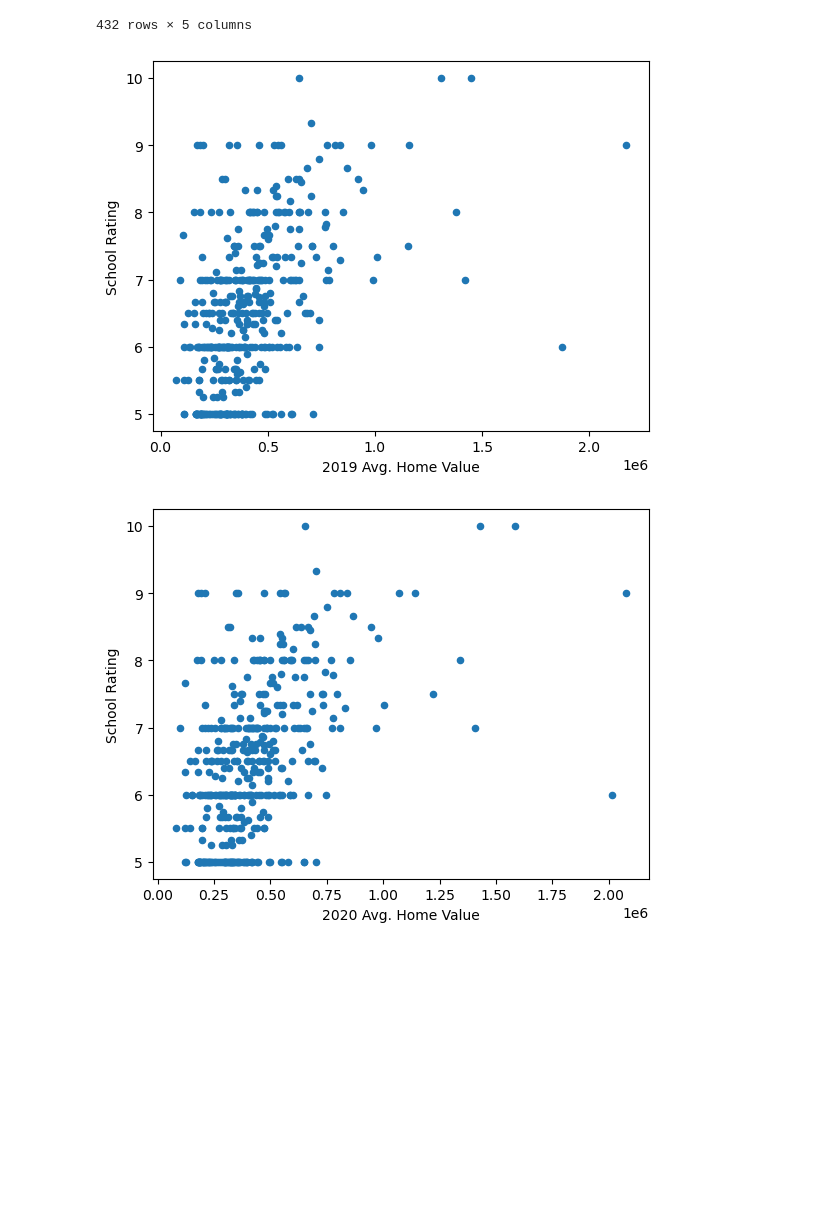
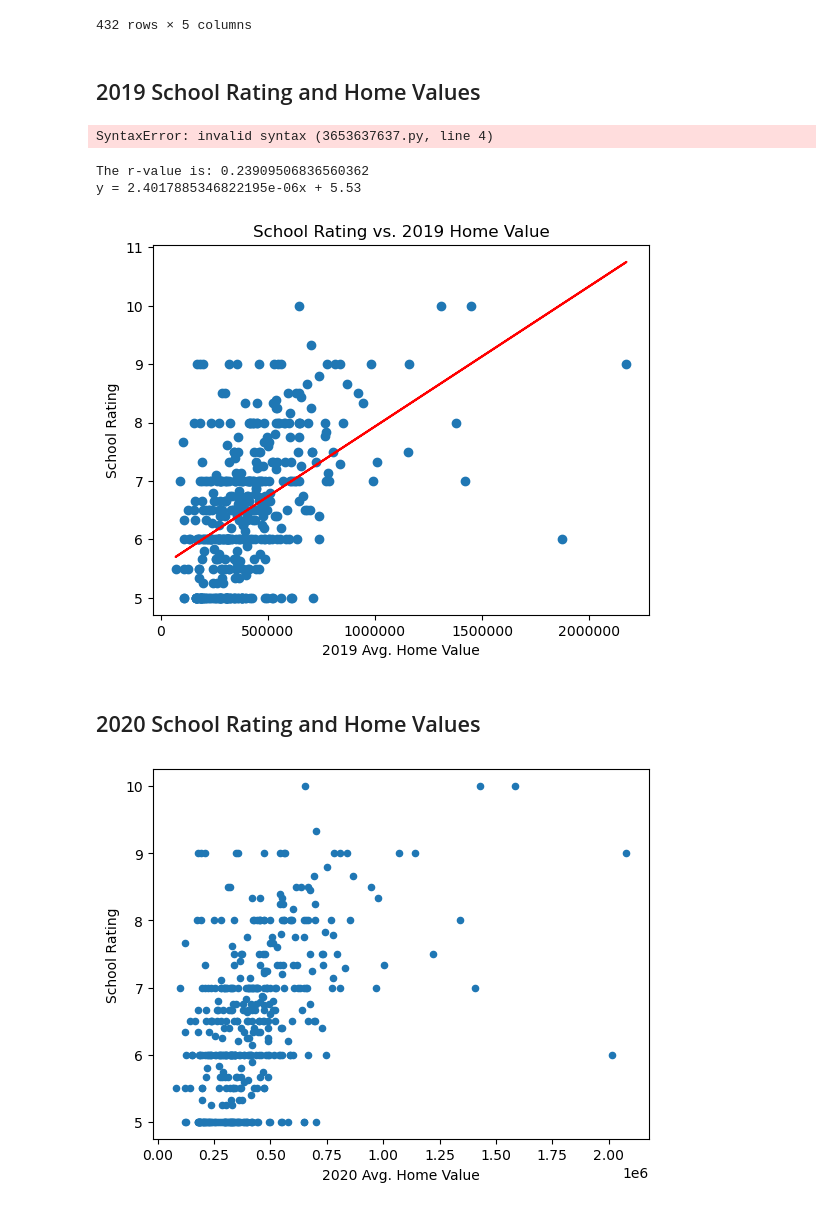
Before and after one commit to tlochan/ProjectOne, a Jupyter notebook: Data Cleaning.ipynb, the cells around one changed output. Saved outputs shown, nothing was run; the diff lists cells and outputs as text; code cells hidden in the pictures; blank space fills up the shorter version.

Commit message:
Add files via upload
regression added

```diff
--- a/Data Cleaning.ipynb
+++ b/Data Cleaning.ipynb
@@ -116,11 +115,46 @@ summaryDf
 | 08902 | 6.500 | 338136.615216 | 352539.352967 | 391200.542438 | 10.500000 |
 | 08904 | 5.000 | 381461.891239 | 395141.161311 | 427400.607449 | 9.000000 |
 432 rows × 5 columns
+# %% [markdown]
+## 2019 School Rating and Home Values
 # %%
 plot = summaryDf.plot(kind="scatter", x="2019 Avg. Home Value", y="School Rating")
+
+plt.title("School Rating vs. 2019 Home Value")
+plt.
 plt.show()
 # %% [output]
-[figure, removed]
+SyntaxError: invalid syntax (3653637637.py, line 4)
+# %%
+# Define x and y values
+x_values = summaryDf['2019 Avg. Home Value']
+y_values = summaryDf['School Rating']
+
+# Define a function to create Linear Regression plots
+(slope, intercept, rvalue, pvalue, stderr) = linregress(x_values, y_values)
+regress_values = x_values * slope + intercept
+
+# Find y = mx + b
+line_eq = "y = " + str(slope) + "x + " + str(round(intercept, 2))
+
+# Create plot
+plt.scatter(x_values, y_values)
+plt.plot(x_values, regress_values, "r-")
+
+plt.title("School Rating vs. 2019 Home Value")
+plt.xlabel("2019 Avg. Home Value")
+plt.ylabel("School Rating")
+plt.ticklabel_format(style='plain')
+
+print(f"The r-value is: {rvalue**2}")
+print(line_eq)
+plt.show()
+# %% [output]
+The r-value is: 0.23909506836560362
+y = 2.4017885346822195e-06x + 5.53
+[figure, added]
+# %% [markdown]
+## 2020 School Rating and Home Values
 # %%
 plot2020 = summaryDf.plot(kind="scatter", x="2020 Avg. Home Value", y="School Rating")
 # %% [output]
```
Also changed, not shown: parts of 4 cells of this notebook.
